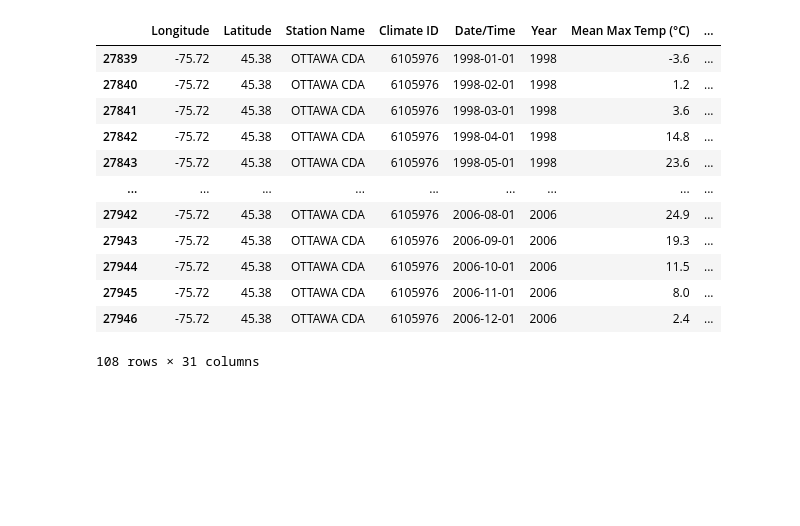
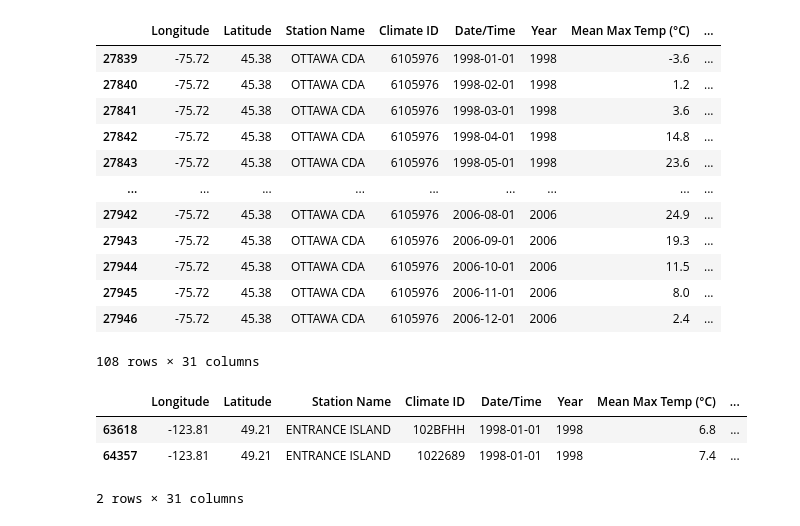
Before and after one commit to chustjarey/Climate-Change-and-its-Economic-Impact-DAB422-24W-004-Group9, a Jupyter notebook: Part II/02_Weather_1998 to 2018-02.ipynb, the cells around one changed output. Saved outputs shown, nothing was run; the diff lists cells and outputs as text; code cells hidden in the pictures; blank space fills up the shorter version.

```diff
--- a/Part II/02_Weather_1998 to 2018-02.ipynb
+++ b/Part II/02_Weather_1998 to 2018-02.ipynb
@@ -257,3 +257,11 @@ checking
 | 27945 | -75.72 | 45.38 | OTTAWA CDA | 6105976 | 2006-11-01 | 2006 | 8.0 | ... |
 | 27946 | -75.72 | 45.38 | OTTAWA CDA | 6105976 | 2006-12-01 | 2006 | 2.4 | ... |
 108 rows × 31 columns
+# %%
+check = merged_data[(merged_data['Station Name'] == 'ENTRANCE ISLAND') & (merged_data['Date/Time'] == '1998-01-01')]
+check
+# %% [output]
+|  | Longitude | Latitude | Station Name | Climate ID | Date/Time | Year | Mean Max Temp (°C) | ... |
+| 63618 | -123.81 | 49.21 | ENTRANCE ISLAND | 102BFHH | 1998-01-01 | 1998 | 6.8 | ... |
+| 64357 | -123.81 | 49.21 | ENTRANCE ISLAND | 1022689 | 1998-01-01 | 1998 | 7.4 | ... |
+2 rows × 31 columns
```
Also changed, not shown: 1 other file.
